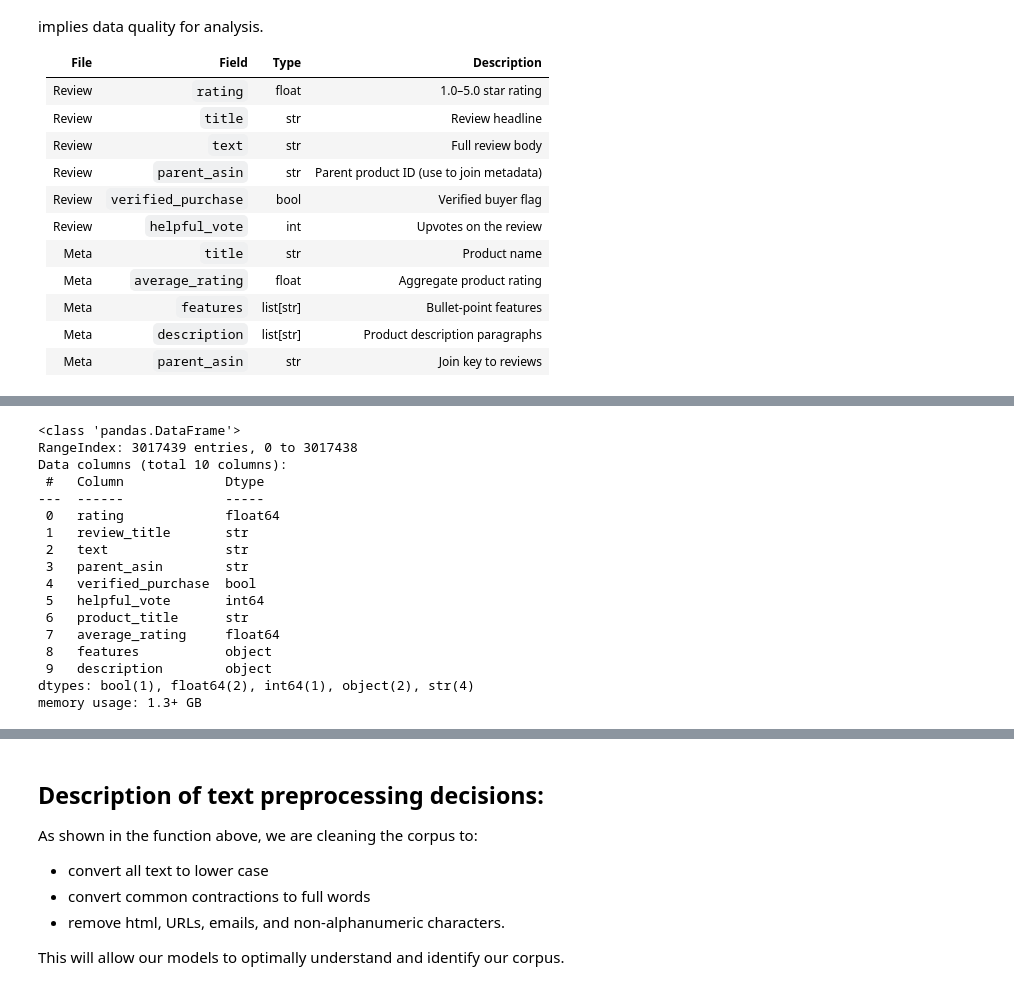
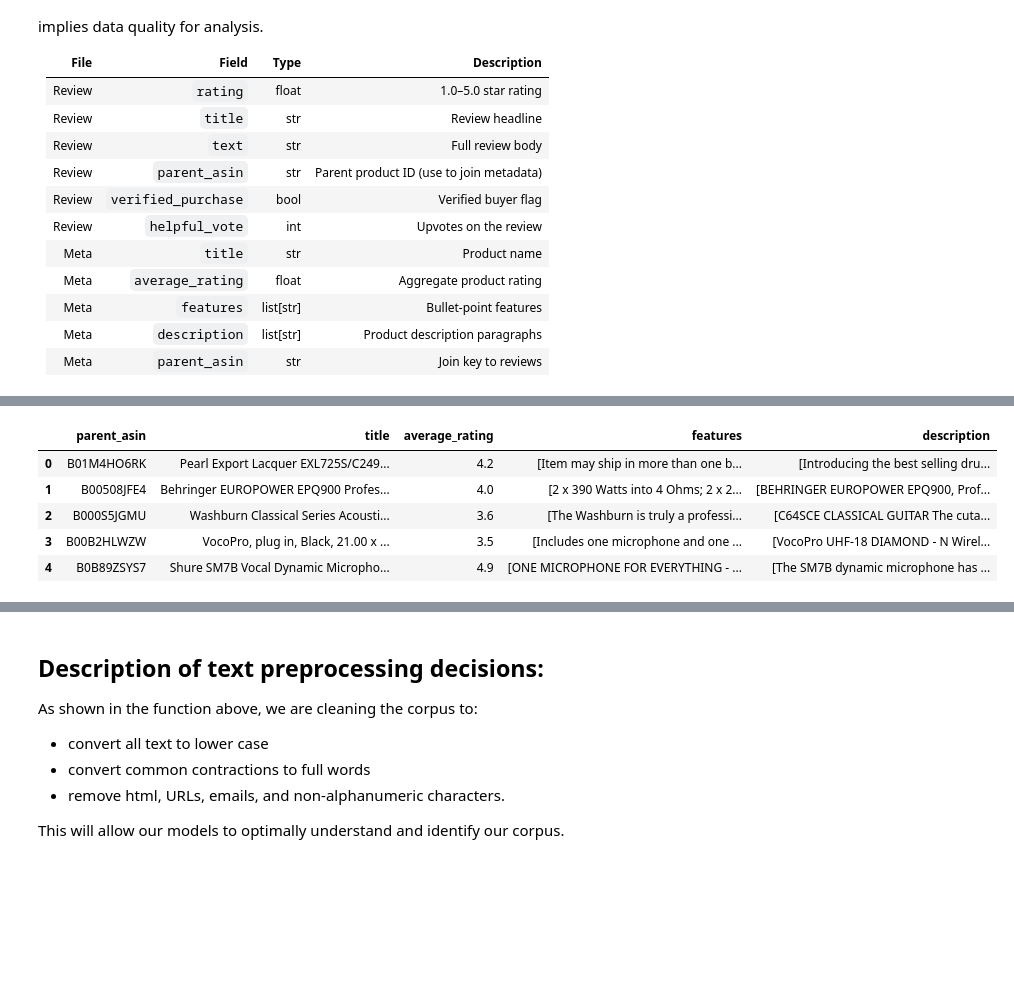
Before and after one commit to UBC-MDS/DSCI_575_project_tyin98_danieljy, a Jupyter notebook: notebooks/milestone1_exploration.ipynb, the cells around one changed output, grey strips where cells are left out. Cells and saved outputs as stored; diff of their text form; code cells hidden in the pictures; blank space fills up the shorter version.

```diff
--- a/notebooks/milestone1_exploration.ipynb
+++ b/notebooks/milestone1_exploration.ipynb
@@ -172,20 +177,10 @@ df.head()
-# %%
-df.info()
-# %% [output]
-<class 'pandas.DataFrame'>
-RangeIndex: 3017439 entries, 0 to 3017438
-Data columns (total 10 columns):
- #   Column             Dtype
----  ------             -----
- 0   rating             float64
- 1   review_title       str
- 2   text               str
- 3   parent_asin        str
- 4   verified_purchase  bool
- 5   helpful_vote       int64
- 6   product_title      str
- 7   average_rating     float64
- 8   features           object
- 9   description        object
-dtypes: bool(1), float64(2), int64(1), object(2), str(4)
-memory usage: 1.3+ GB
+# %%
+meta = pd.read_parquet(OUTPUT_DIR / "meta.parquet", columns=['parent_asin', 'title', 'average_rating', 'features', 'description'], engine = 'pyarrow')
+meta.head()
+# %% [output]
+|  | parent_asin | title | average_rating | features | description |
+| 0 | B01M4HO6RK | Pearl Export Lacquer EXL725S/C249... | 4.2 | [Item may ship in more than one b... | [Introducing the best selling dru... |
+| 1 | B00508JFE4 | Behringer EUROPOWER EPQ900 Profes... | 4.0 | [2 x 390 Watts into 4 Ohms; 2 x 2... | [BEHRINGER EUROPOWER EPQ900, Prof... |
+| 2 | B000S5JGMU | Washburn Classical Series Acousti... | 3.6 | [The Washburn is truly a professi... | [C64SCE CLASSICAL GUITAR The cuta... |
+| 3 | B00B2HLWZW | VocoPro, plug in, Black, 21.00 x ... | 3.5 | [Includes one microphone and one ... | [VocoPro UHF-18 DIAMOND - N Wirel... |
+| 4 | B0B89ZSYS7 | Shure SM7B Vocal Dynamic Micropho... | 4.9 | [ONE MICROPHONE FOR EVERYTHING - ... | [The SM7B dynamic microphone has ... |
```
Also changed, not shown: parts of 13 cells of this notebook.
